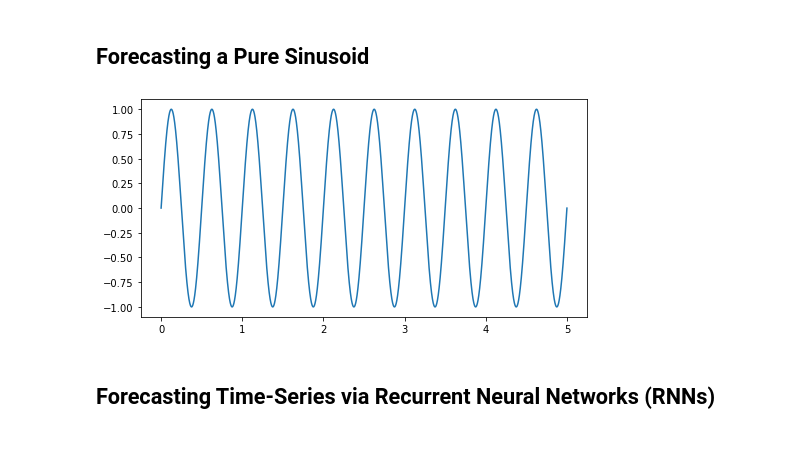
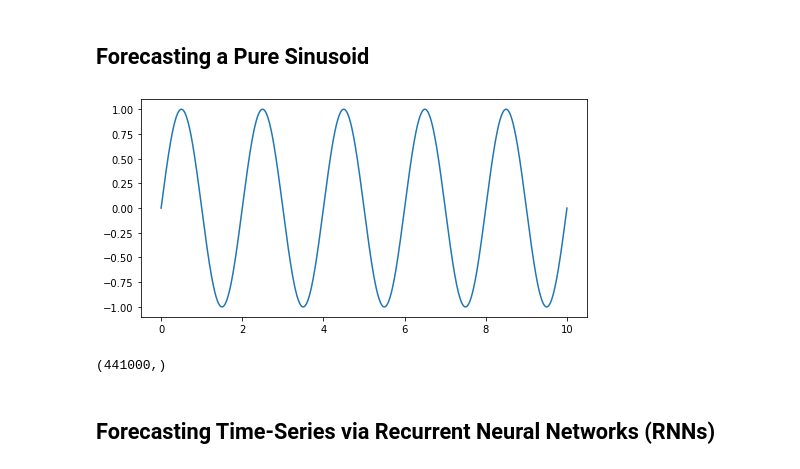
Before and after one commit to mpotta/bptt, a Jupyter notebook: RNNs for Chaos/rnns_for_sinusoid.ipynb, the cells around one changed output. Drawn from its saved outputs; the diff is of its cells as text; code cells hidden in the pictures.

```diff
--- a/RNNs for Chaos/rnns_for_sinusoid.ipynb
+++ b/RNNs for Chaos/rnns_for_sinusoid.ipynb
@@ -5,7 +5,7 @@ import numpy as np
 import matplotlib.pyplot as plt
 
 SAMPLE_RATE = 44100  # Hertz
-DURATION = 5  # Seconds
+DURATION = 10  # Seconds
 
 # https://realpython.com/python-scipy-fft/#using-the-fast-fourier-transform-fft
 def generate_sine_wave(freq, sample_rate, duration):
@@ -15,14 +15,18 @@ def generate_sine_wave(freq, sample_rate, duration):
     return t, Z
 # %%
 # Generate a 2 Hz sine wave that lasts for 5 seconds
-t, Z = generate_sine_wave(2, SAMPLE_RATE, DURATION)
+t, Z = generate_sine_wave(0.5, SAMPLE_RATE, DURATION)
 
 fig = plt.figure(figsize=(8,4))
 ax = fig.add_subplot(111)
 ax.plot(t, Z)
 plt.show()
 # %% [output]
-[figure, old version]
+[figure, new version]
+# %%
+print(Z.shape)
+# %% [output]
+(441000,)
 # %% [markdown]
 ## Forecasting Time-Series via Recurrent Neural Networks (RNNs)
 # %%
```
Also changed, not shown: parts of 9 cells of this notebook, 2 other files.
